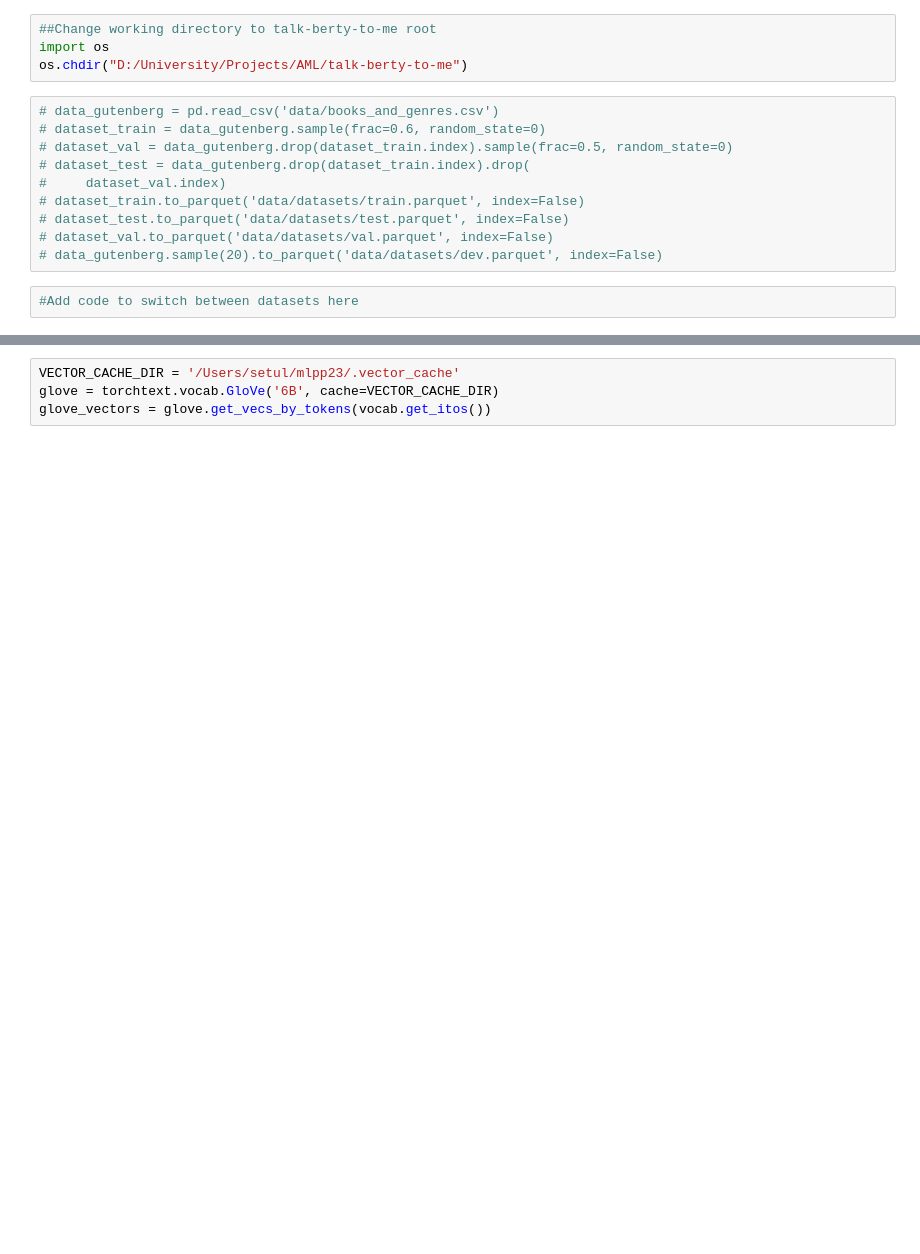
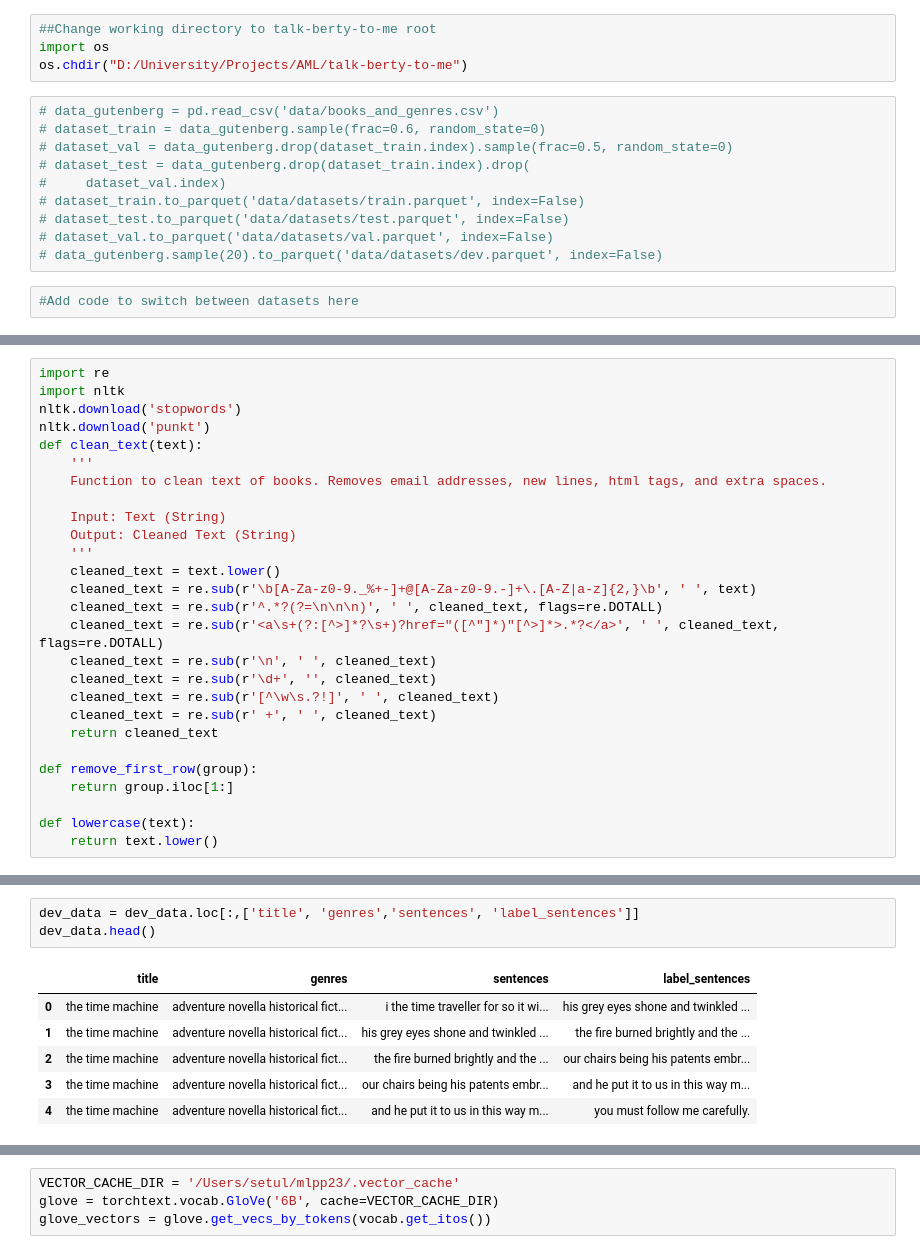
Before and after one commit to LoombaSetu/talk-BERTy-to-me, a Jupyter notebook: seq2seq.ipynb, the cells around one changed output, grey strips where cells are left out. Cells and saved outputs as stored; diff of their text form; blank space fills up the shorter version.

Commit message:
functional conditional generation

```diff
--- a/seq2seq.ipynb
+++ b/seq2seq.ipynb
@@ -25,0 +55,27 @@ dev_data = pd.read_parquet('data/datasets/dev.parquet')
+# %%
+import re
+import nltk
+nltk.download('stopwords')
+nltk.download('punkt')
+def clean_text(text):
+    '''
+    Function to clean text of books. Removes email addresses, new lines, html tags, and extra spaces.
+
+    Input: Text (String)
+    Output: Cleaned Text (String)
+    '''
+    cleaned_text = text.lower()
+    cleaned_text = re.sub(r'\b[A-Za-z0-9._%+-]+@[A-Za-z0-9.-]+\.[A-Z|a-z]{2,}\b', ' ', text)
+    cleaned_text = re.sub(r'^.*?(?=\n\n\n)', ' ', cleaned_text, flags=re.DOTALL)
+    cleaned_text = re.sub(r'<a\s+(?:[^>]*?\s+)?href="([^"]*)"[^>]*>.*?</a>', ' ', cleaned_text, flags=re.DOTALL)
+    cleaned_text = re.sub(r'\n', ' ', cleaned_text)
+    cleaned_text = re.sub(r'\d+', '', cleaned_text)
+    cleaned_text = re.sub(r'[^\w\s.?!]', ' ', cleaned_text)
+    cleaned_text = re.sub(r' +', ' ', cleaned_text)
+    return cleaned_text
+
+def remove_first_row(group):
+    return group.iloc[1:]
+
+def lowercase(text):
+    return text.lower()
@@ -25,0 +109,10 @@ dev_data = pd.read_parquet('data/datasets/dev.parquet')
+# %%
+dev_data = dev_data.loc[:,['title', 'genres','sentences', 'label_sentences']]
+dev_data.head()
+# %% [output]
+|  | title | genres | sentences | label_sentences |
+| 0 | the time machine | adventure novella historical fict... | i the time traveller for so it wi... | his grey eyes shone and twinkled ... |
+| 1 | the time machine | adventure novella historical fict... | his grey eyes shone and twinkled ... | the fire burned brightly and the ... |
+| 2 | the time machine | adventure novella historical fict... | the fire burned brightly and the ... | our chairs being his patents embr... |
+| 3 | the time machine | adventure novella historical fict... | our chairs being his patents embr... | and he put it to us in this way m... |
+| 4 | the time machine | adventure novella historical fict... | and he put it to us in this way m... | you must follow me carefully. |
```
Also changed, not shown: parts of 41 cells of this notebook.
